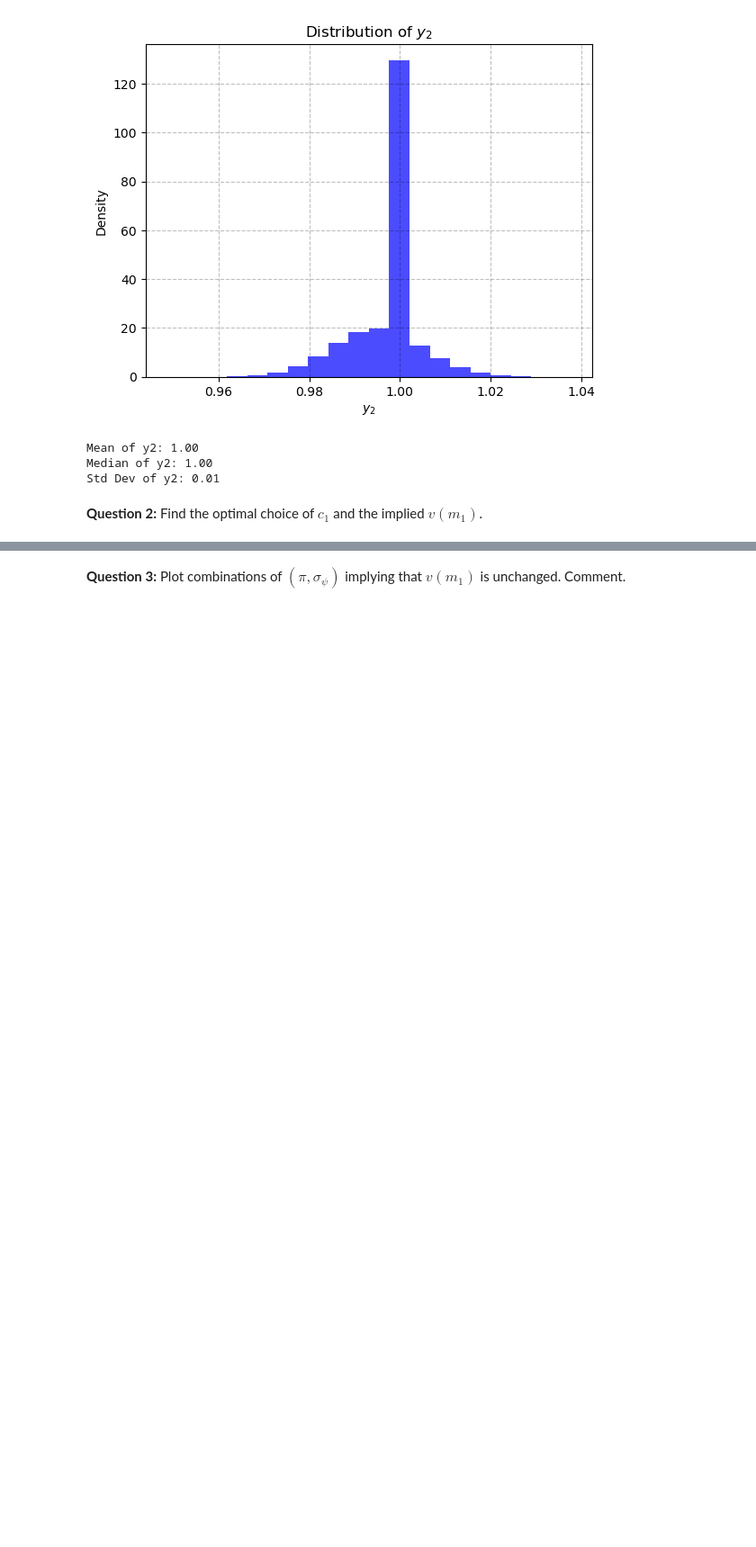
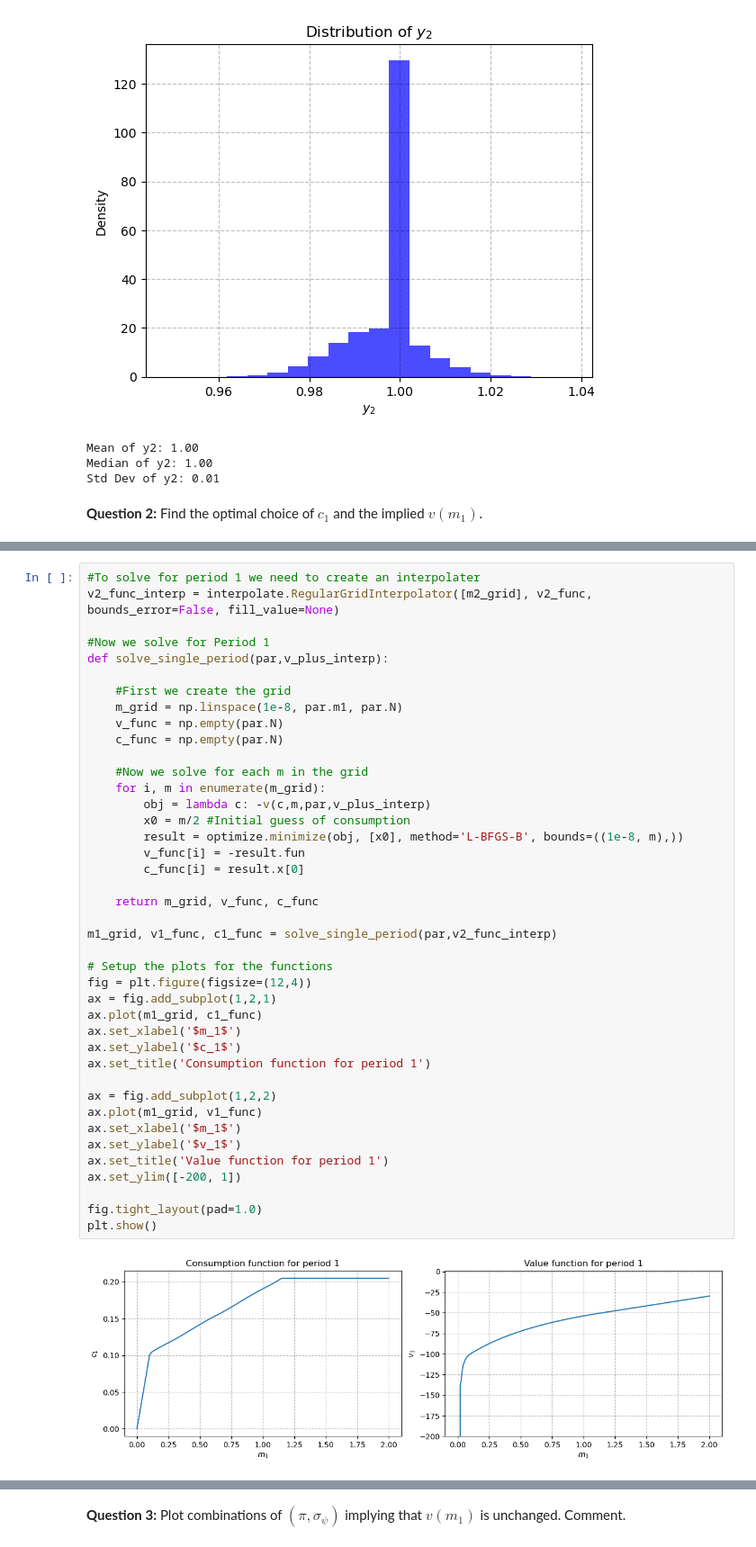
Before and after one commit to NumEconCopenhagen/projects-2023-joost-adam-og-frederik, a Jupyter notebook: examproject/re_exam_2023.ipynb, the cells around one changed output, grey strips where cells are left out. Shown at 90% size. Drawn from its saved outputs; the diff is of its cells as text; blank space fills up the shorter version.

```diff
--- a/examproject/re_exam_2023.ipynb
+++ b/examproject/re_exam_2023.ipynb
@@ -176,0 +182,43 @@ Implied value function v(m1): -0.7905561244657054
+# %%
+#To solve for period 1 we need to create an interpolater
+v2_func_interp = interpolate.RegularGridInterpolator([m2_grid], v2_func, bounds_error=False, fill_value=None)
+
+#Now we solve for Period 1
+def solve_single_period(par,v_plus_interp):
+
+    #First we create the grid
+    m_grid = np.linspace(1e-8, par.m1, par.N)
+    v_func = np.empty(par.N)
+    c_func = np.empty(par.N)
+
+    #Now we solve for each m in the grid
+    for i, m in enumerate(m_grid):
+        obj = lambda c: -v(c,m,par,v_plus_interp)
+        x0 = m/2 #Initial guess of consumption
+        result = optimize.minimize(obj, [x0], method='L-BFGS-B', bounds=((1e-8, m),))
+        v_func[i] = -result.fun
+        c_func[i] = result.x[0]
+
+    return m_grid, v_func, c_func
+
+m1_grid, v1_func, c1_func = solve_single_period(par,v2_func_interp)
+
+# Setup the plots for the functions
+fig = plt.figure(figsize=(12,4))
+ax = fig.add_subplot(1,2,1)
+ax.plot(m1_grid, c1_func)
+ax.set_xlabel('$m_1$')
+ax.set_ylabel('$c_1$')
+ax.set_title('Consumption function for period 1')
+
+ax = fig.add_subplot(1,2,2)
+ax.plot(m1_grid, v1_func)
+ax.set_xlabel('$m_1$')
+ax.set_ylabel('$v_1$')
+ax.set_title('Value function for period 1')
+ax.set_ylim([-200, 1])
+
+fig.tight_layout(pad=1.0)
+plt.show()
+# %% [output]
+[figure, added]
```
Also changed, not shown: parts of 5 cells of this notebook.
